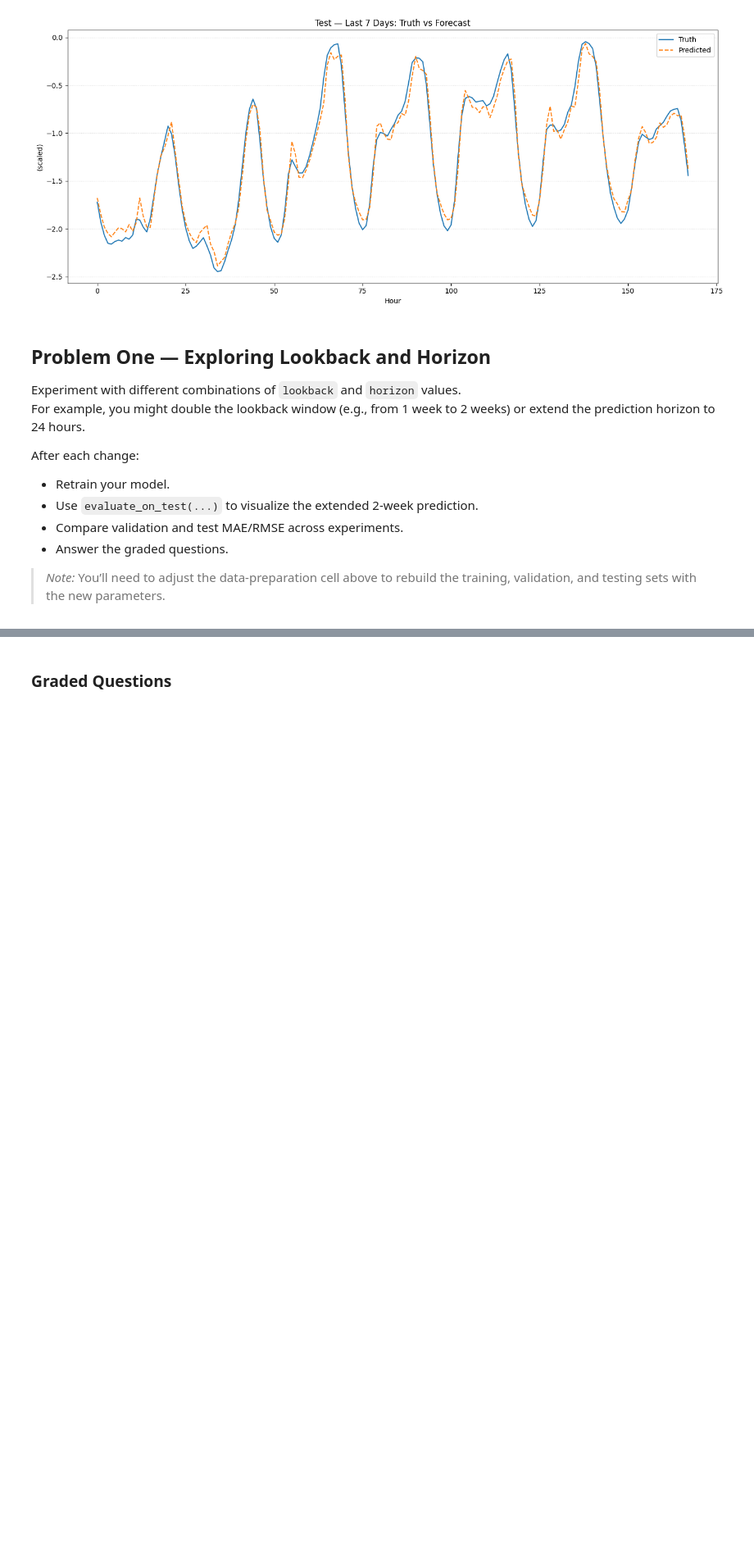
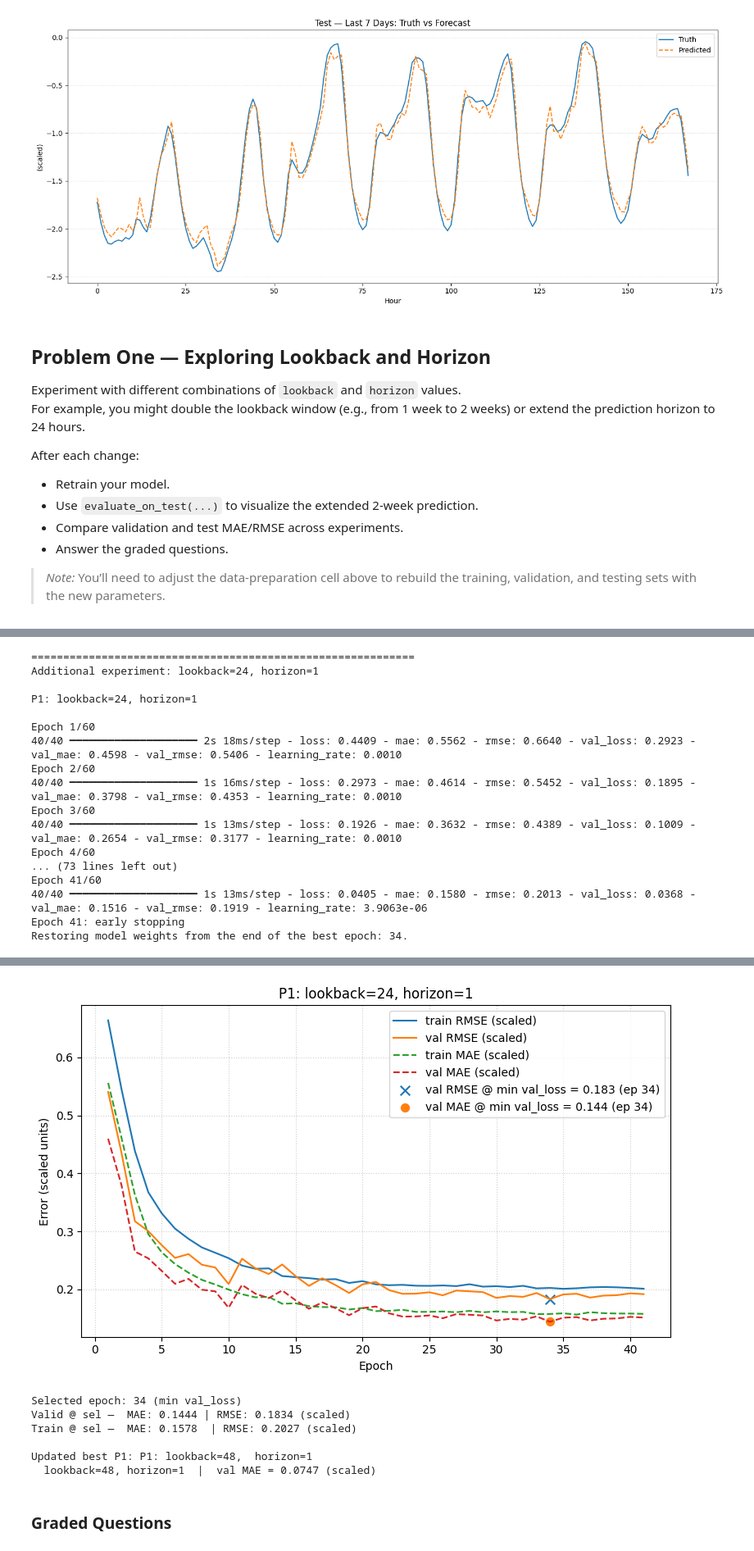
Before and after one commit to tbrantinghamBU/DX703, a Jupyter notebook: Homework_08.ipynb, the cells around one changed output, grey strips where cells are left out. Shown at 82% size. Drawn from its saved outputs; the diff is of its cells as text; code cells hidden in the pictures; blank space fills up the shorter version.

```diff
--- a/Homework_08.ipynb
+++ b/Homework_08.ipynb
@@ -907,0 +996,34 @@ print(f"  val MAE  = {results[p1_best_title]['val_mae_at_min_valloss']:.4f} (sca
+# %%
+
+# Additional P1 experiment: lookback=24 (one full daily cycle)
+# If shorter lookbacks win due to more training windows, 24h is the natural next step —
+# it captures exactly one daily cycle and produces 2512 windows vs. 2488 for lookback=48.
+print(f"\n{'='*60}\nAdditional experiment: lookback=24, horizon=1")
+p1_extra_model = run_p1_experiment(24, 1, title="P1: lookback=24, horizon=1")
+p1_models["P1: lookback=24, horizon=1"] = p1_extra_model
+p1_data["P1: lookback=24, horizon=1"]   = (24, 1)
+
+# Re-identify best P1 config including the new result
+p1_keys = [k for k in results if k.startswith("P1:")]
+p1_best_title = min(p1_keys, key=lambda k: results[k].get("val_mae_at_min_valloss", float("inf")))
+p1_best_lb, p1_best_hz = p1_data[p1_best_title]
+print(f"\nUpdated best P1: {p1_best_title}")
+print(f"  lookback={p1_best_lb}, horizon={p1_best_hz}  |  val MAE = {results[p1_best_title]['val_mae_at_min_valloss']:.4f} (scaled)")
+# %% [output]
+============================================================
+Additional experiment: lookback=24, horizon=1
+
+P1: lookback=24, horizon=1
+
+Epoch 1/60
+40/40 ━━━━━━━━━━━━━━━━━━━━ 2s 18ms/step - loss: 0.4409 - mae: 0.5562 - rmse: 0.6640 - val_loss: 0.2923 - val_mae: 0.4598 - val_rmse: 0.5406 - learning_rate: 0.0010
+Epoch 2/60
+40/40 ━━━━━━━━━━━━━━━━━━━━ 1s 16ms/step - loss: 0.2973 - mae: 0.4614 - rmse: 0.5452 - val_loss: 0.1895 - val_mae: 0.3798 - val_rmse: 0.4353 - learning_rate: 0.0010
+Epoch 3/60
+40/40 ━━━━━━━━━━━━━━━━━━━━ 1s 13ms/step - loss: 0.1926 - mae: 0.3632 - rmse: 0.4389 - val_loss: 0.1009 - val_mae: 0.2654 - val_rmse: 0.3177 - learning_rate: 0.0010
+Epoch 4/60
+... (73 lines left out)
+Epoch 41/60
+40/40 ━━━━━━━━━━━━━━━━━━━━ 1s 13ms/step - loss: 0.0405 - mae: 0.1580 - rmse: 0.2013 - val_loss: 0.0368 - val_mae: 0.1516 - val_rmse: 0.1919 - learning_rate: 3.9063e-06
+Epoch 41: early stopping
+Restoring model weights from the end of the best epoch: 34.
@@ -908,3 +1031,10 @@ print(f"  val MAE  = {results[p1_best_title]['val_mae_at_min_valloss']:.4f} (sca
+[figure, added]
+Selected epoch: 34 (min val_loss)
+Valid @ sel —  MAE: 0.1444 | RMSE: 0.1834 (scaled)
+Train @ sel —  MAE: 0.1578  | RMSE: 0.2027 (scaled)
+
+Updated best P1: P1: lookback=48,  horizon=1
+  lookback=48, horizon=1  |  val MAE = 0.0747 (scaled)
 # %% [markdown]
 ### Graded Questions
 # %%
```
Also changed, not shown: parts of 12 cells of this notebook.
